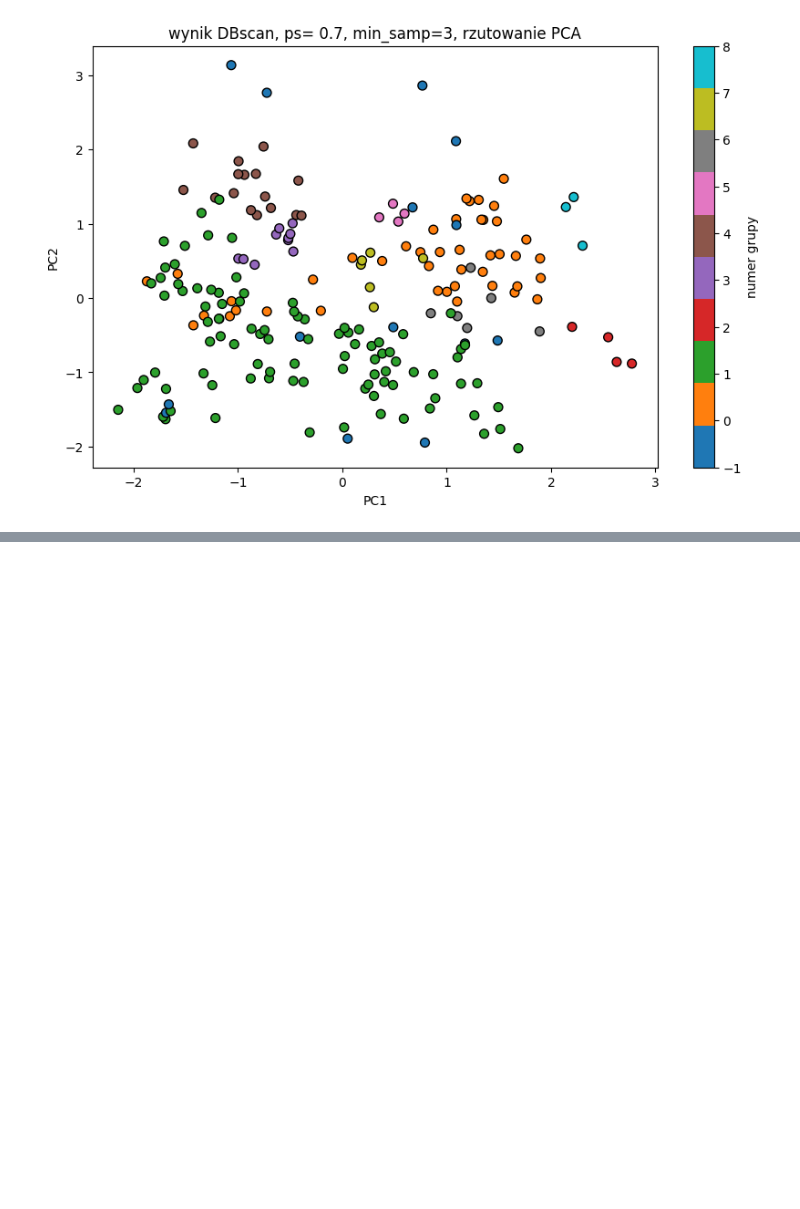
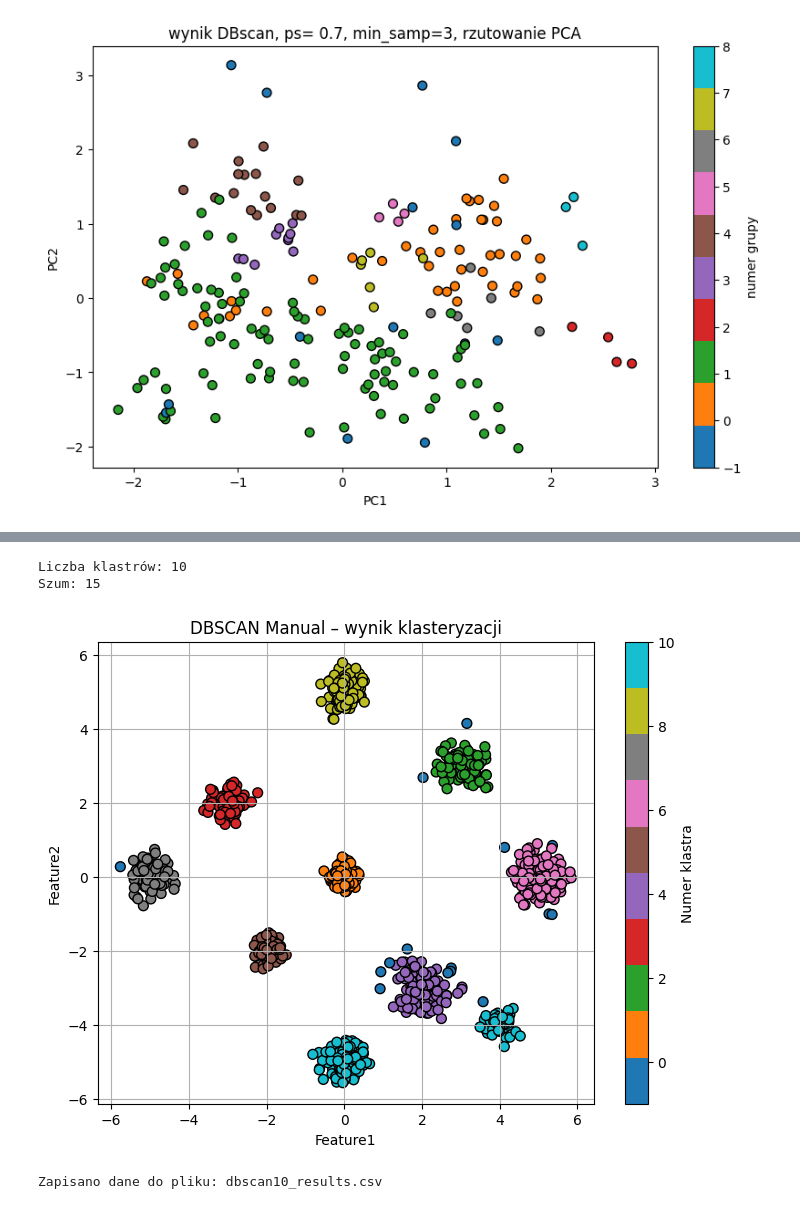
Before and after one commit to marlenawojcik/ML, a Jupyter notebook: DBSCAN.ipynb, the cells around one changed output, grey strips where cells are left out. Cells and saved outputs as stored; diff of their text form; code cells hidden in the pictures; blank space fills up the shorter version.

```diff
--- a/DBSCAN.ipynb
+++ b/DBSCAN.ipynb
@@ -387,0 +354,47 @@ Liczba punktów szumu: 0
+# %%
+
+#DBSCAN manualny
+labels4 = dbscan_manual(X_scaled2, eps=eps, min_samples=min_samples)
+df['DBSCAN_Manual_Cluster'] = labels4
+
+# wynik
+n_clusters = len(set(labels4)) - (1 if -1 in labels4 else 0)
+n_noise = list(labels4).count(-1)
+
+print("Liczba klastrów:", n_clusters)
+print("Szum:", n_noise)
+print("\n=== LICZNOŚĆ KLASTRÓW ===")
+for cluster_id, count in sorted(cluster_counts.items()):
+    if cluster_id == -1:
+        print(f"Szum (-1): {count} punktów")
+    else:
+        print(f"Klaster {cluster_id}: {count} punktów")
+
+# wizualizacja
+plt.figure(figsize=(8,6))
+plt.scatter(
+    df['Feature1'],
+    df['Feature2'],
+    #c=df['DBSCAN_Manual_Cluster'],
+    c=labels4,
+    cmap='tab10',
+    s=50,
+    edgecolors='k'
+)
+plt.xlabel('Feature1')
+plt.ylabel('Feature2')
+plt.title("DBSCAN Manual – wynik klasteryzacji")
+plt.colorbar(label='Numer klastra')
+plt.grid(True)
+plt.show()
+
+# zapis do pliku CSV
+output_file = "dbscan10_results.csv"
+df.to_csv(output_file, index=False)
+
+print(f"Zapisano dane do pliku: {output_file}")
+# %% [output]
+Liczba klastrów: 10
+Szum: 15
+[figure, added]
+Zapisano dane do pliku: dbscan10_results.csv
```
Also changed, not shown: parts of 8 cells of this notebook, 1 other file.
